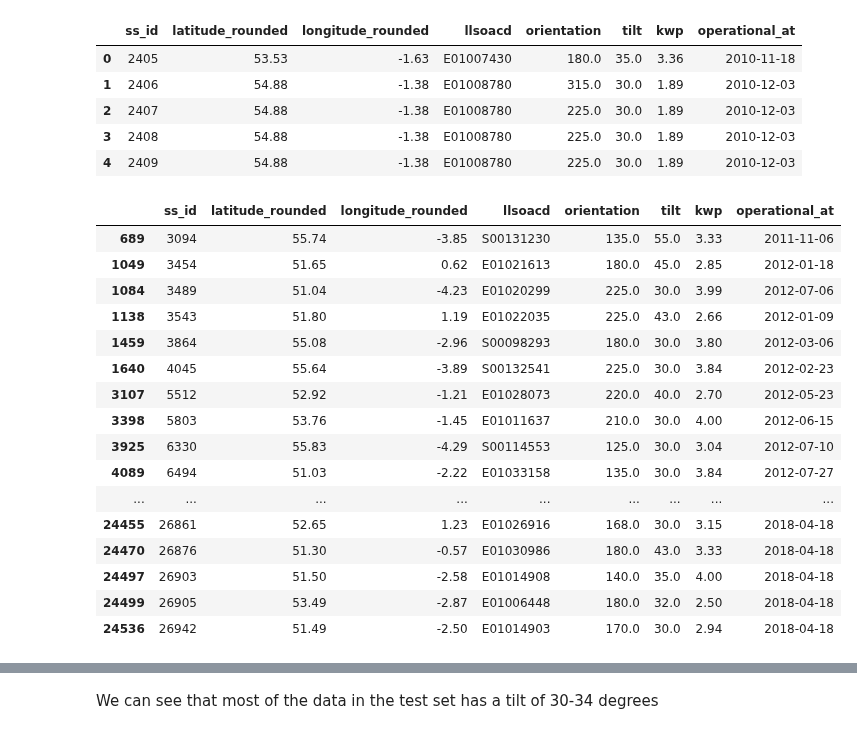
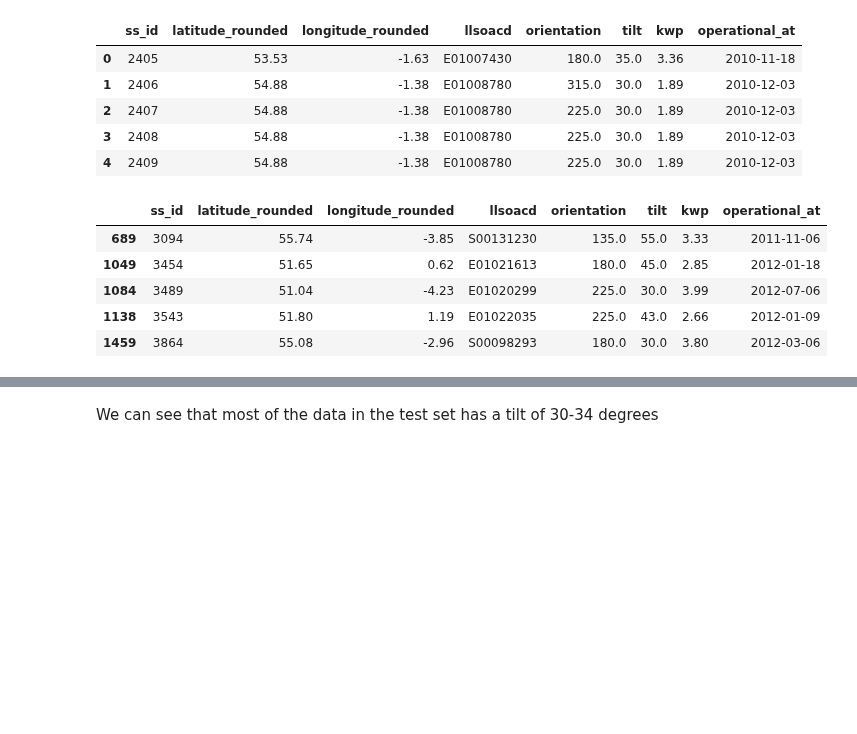
Before and after one commit to openclimatefix/open-source-quartz-solar-forecast, a Jupyter notebook: quartz_solar_forecast/dataset/dataset_analysis/test_set_analysis.ipynb, the cells around one changed output, grey strips where cells are left out. Drawn from its saved outputs; the diff is of its cells as text; code cells hidden in the pictures; blank space fills up the shorter version.

```diff
--- a/quartz_solar_forecast/dataset/dataset_analysis/test_set_analysis.ipynb
+++ b/quartz_solar_forecast/dataset/dataset_analysis/test_set_analysis.ipynb
@@ -86,25 +87,14 @@ metadata.head()
 # %%
 # Creating a new pandas df testdata_metadata, which only contains points where the ss_id matches pv_id
 testdata_metadata = metadata[metadata['ss_id'].isin(df['pv_id'])]
-testdata_metadata
+testdata_metadata.head()
 # %% [output]
 |  | ss_id | latitude_rounded | longitude_rounded | llsoacd | orientation | tilt | kwp | operational_at |
 | 689 | 3094 | 55.74 | -3.85 | S00131230 | 135.0 | 55.0 | 3.33 | 2011-11-06 |
 | 1049 | 3454 | 51.65 | 0.62 | E01021613 | 180.0 | 45.0 | 2.85 | 2012-01-18 |
 | 1084 | 3489 | 51.04 | -4.23 | E01020299 | 225.0 | 30.0 | 3.99 | 2012-07-06 |
 | 1138 | 3543 | 51.80 | 1.19 | E01022035 | 225.0 | 43.0 | 2.66 | 2012-01-09 |
 | 1459 | 3864 | 55.08 | -2.96 | S00098293 | 180.0 | 30.0 | 3.80 | 2012-03-06 |
-| 1640 | 4045 | 55.64 | -3.89 | S00132541 | 225.0 | 30.0 | 3.84 | 2012-02-23 |
-| 3107 | 5512 | 52.92 | -1.21 | E01028073 | 220.0 | 40.0 | 2.70 | 2012-05-23 |
-| 3398 | 5803 | 53.76 | -1.45 | E01011637 | 210.0 | 30.0 | 4.00 | 2012-06-15 |
-| 3925 | 6330 | 55.83 | -4.29 | S00114553 | 125.0 | 30.0 | 3.04 | 2012-07-10 |
-| 4089 | 6494 | 51.03 | -2.22 | E01033158 | 135.0 | 30.0 | 3.84 | 2012-07-27 |
-| ... | ... | ... | ... | ... | ... | ... | ... | ... |
-| 24455 | 26861 | 52.65 | 1.23 | E01026916 | 168.0 | 30.0 | 3.15 | 2018-04-18 |
-| 24470 | 26876 | 51.30 | -0.57 | E01030986 | 180.0 | 43.0 | 3.33 | 2018-04-18 |
-| 24497 | 26903 | 51.50 | -2.58 | E01014908 | 140.0 | 35.0 | 4.00 | 2018-04-18 |
-| 24499 | 26905 | 53.49 | -2.87 | E01006448 | 180.0 | 32.0 | 2.50 | 2018-04-18 |
-| 24536 | 26942 | 51.49 | -2.50 | E01014903 | 170.0 | 30.0 | 2.94 | 2018-04-18 |
 # %%
 # Plot the histogram of tilt angles using Plotly
 fig = px.histogram(testdata_metadata, x='tilt', nbins=10, labels={'tilt': 'Test Data Tilt Angle (degrees)'}, title='Tilt Angle Histogram')
```
Also changed, not shown: parts of 2 cells of this notebook.
